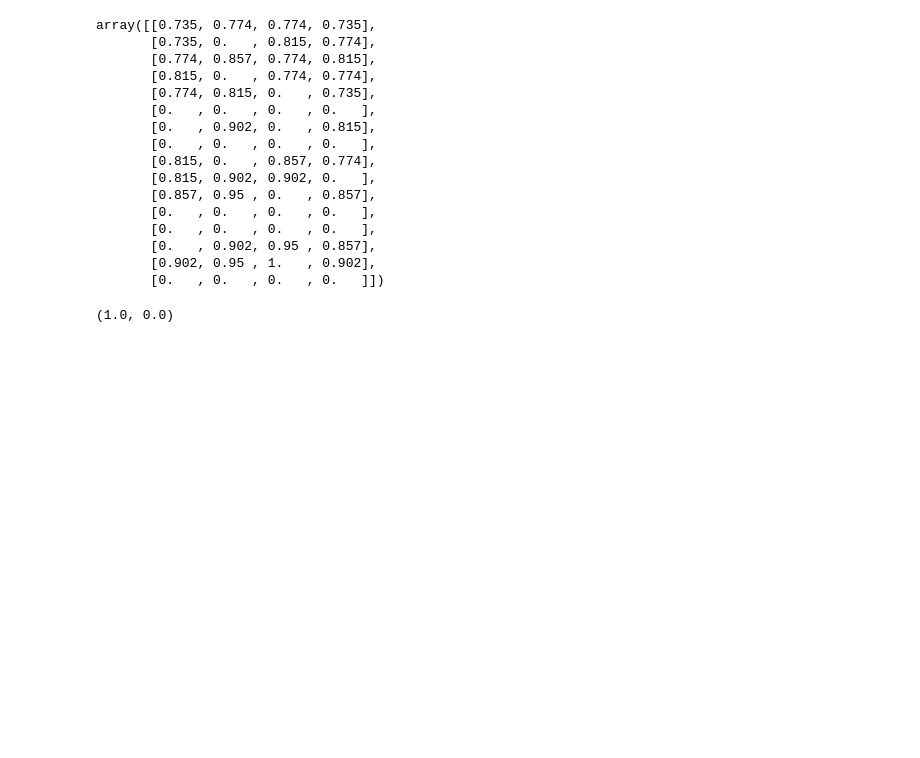
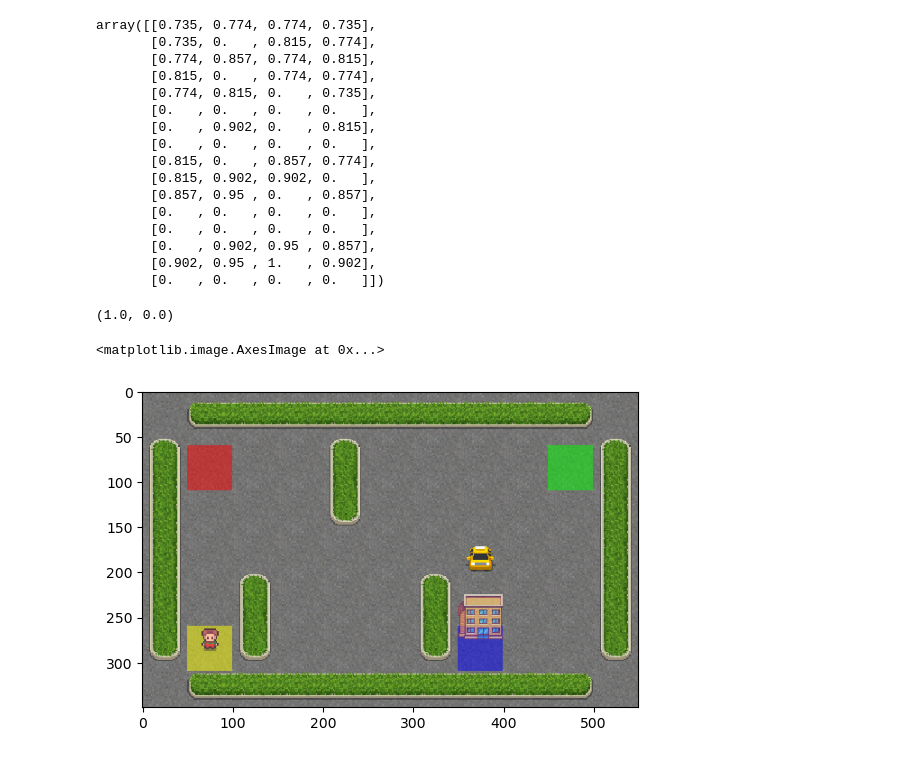
Before and after one commit to marki259/huggingface_rl, a Jupyter notebook: handson1.ipynb, the cells around one changed output. Cells and saved outputs as stored; diff of their text form; code cells hidden in the pictures; blank space fills up the shorter version.

Commit message:
taxi exercise

```diff
--- a/handson1.ipynb
+++ b/handson1.ipynb
@@ -185,3 +185,12 @@ model = {
 }
 # %%
 # Doesn't seem to connect for now..
+# %%
+import matplotlib.pyplot as plt
+
+env = gym.make("Taxi-v3", render_mode="rgb_array")
+env.reset()
+plt.imshow(env.render())
+# %% [output]
+<matplotlib.image.AxesImage at 0x...>
+[figure, added]
```
Also changed, not shown: parts of 11 cells of this notebook, 4 other files.
